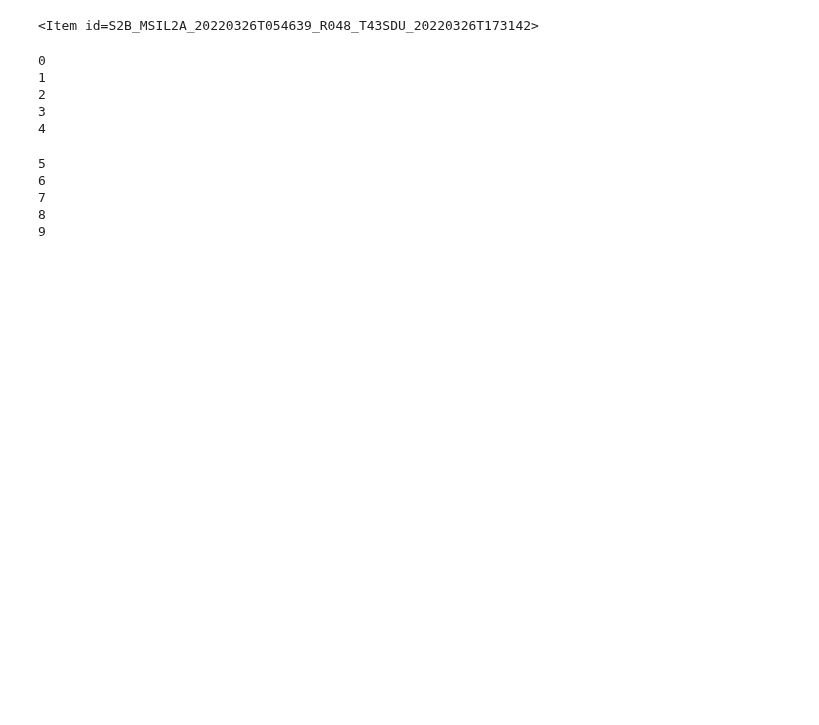
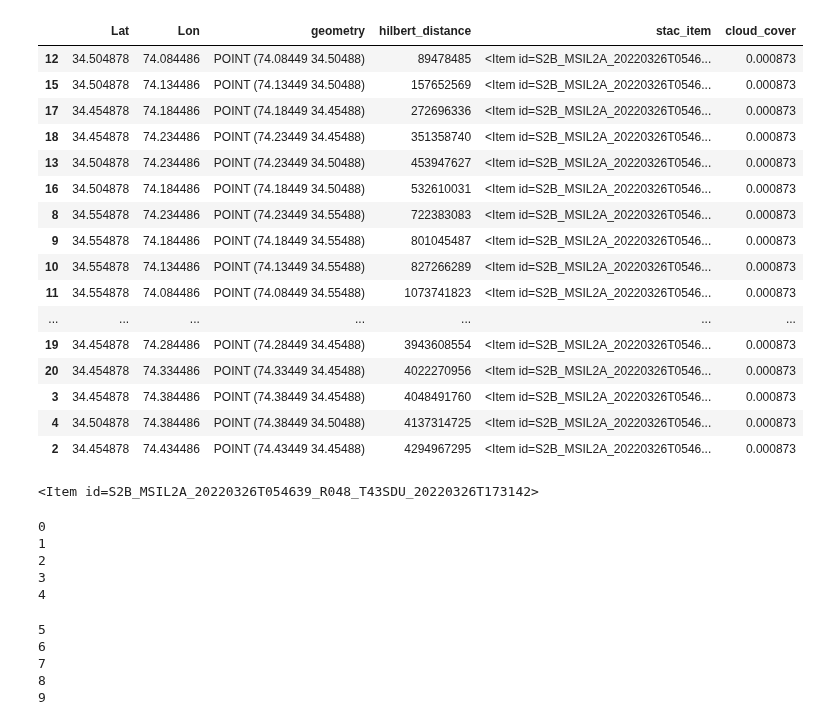
Before and after one commit to IDinsight/mosaiks, a Jupyter notebook: playground/featurize_pipeline.ipynb, the cells around one changed output. Saved outputs shown, nothing was run; the diff lists cells and outputs as text; code cells hidden in the pictures; blank space fills up the shorter version.

```diff
--- a/playground/featurize_pipeline.ipynb
+++ b/playground/featurize_pipeline.ipynb
@@ -39,3 +40,23 @@ Wall time: 1.89 s
+# %%
+points_gdf_with_stac
+# %% [output]
+|  | Lat | Lon | geometry | hilbert_distance | stac_item | cloud_cover |
+| 12 | 34.504878 | 74.084486 | POINT (74.08449 34.50488) | 89478485 | <Item id=S2B_MSIL2A_20220326T0546... | 0.000873 |
+| 15 | 34.504878 | 74.134486 | POINT (74.13449 34.50488) | 157652569 | <Item id=S2B_MSIL2A_20220326T0546... | 0.000873 |
+| 17 | 34.454878 | 74.184486 | POINT (74.18449 34.45488) | 272696336 | <Item id=S2B_MSIL2A_20220326T0546... | 0.000873 |
+| 18 | 34.454878 | 74.234486 | POINT (74.23449 34.45488) | 351358740 | <Item id=S2B_MSIL2A_20220326T0546... | 0.000873 |
+| 13 | 34.504878 | 74.234486 | POINT (74.23449 34.50488) | 453947627 | <Item id=S2B_MSIL2A_20220326T0546... | 0.000873 |
+| 16 | 34.504878 | 74.184486 | POINT (74.18449 34.50488) | 532610031 | <Item id=S2B_MSIL2A_20220326T0546... | 0.000873 |
+| 8 | 34.554878 | 74.234486 | POINT (74.23449 34.55488) | 722383083 | <Item id=S2B_MSIL2A_20220326T0546... | 0.000873 |
+| 9 | 34.554878 | 74.184486 | POINT (74.18449 34.55488) | 801045487 | <Item id=S2B_MSIL2A_20220326T0546... | 0.000873 |
+| 10 | 34.554878 | 74.134486 | POINT (74.13449 34.55488) | 827266289 | <Item id=S2B_MSIL2A_20220326T0546... | 0.000873 |
+| 11 | 34.554878 | 74.084486 | POINT (74.08449 34.55488) | 1073741823 | <Item id=S2B_MSIL2A_20220326T0546... | 0.000873 |
+| ... | ... | ... | ... | ... | ... | ... |
+| 19 | 34.454878 | 74.284486 | POINT (74.28449 34.45488) | 3943608554 | <Item id=S2B_MSIL2A_20220326T0546... | 0.000873 |
+| 20 | 34.454878 | 74.334486 | POINT (74.33449 34.45488) | 4022270956 | <Item id=S2B_MSIL2A_20220326T0546... | 0.000873 |
+| 3 | 34.454878 | 74.384486 | POINT (74.38449 34.45488) | 4048491760 | <Item id=S2B_MSIL2A_20220326T0546... | 0.000873 |
+| 4 | 34.504878 | 74.384486 | POINT (74.38449 34.50488) | 4137314725 | <Item id=S2B_MSIL2A_20220326T0546... | 0.000873 |
+| 2 | 34.454878 | 74.434486 | POINT (74.43449 34.45488) | 4294967295 | <Item id=S2B_MSIL2A_20220326T0546... | 0.000873 |
 # %%
 mini_stac_gdf = points_gdf_with_stac[:10]
 # %%
```
Also changed, not shown: parts of 3 cells of this notebook, 2 other files.
